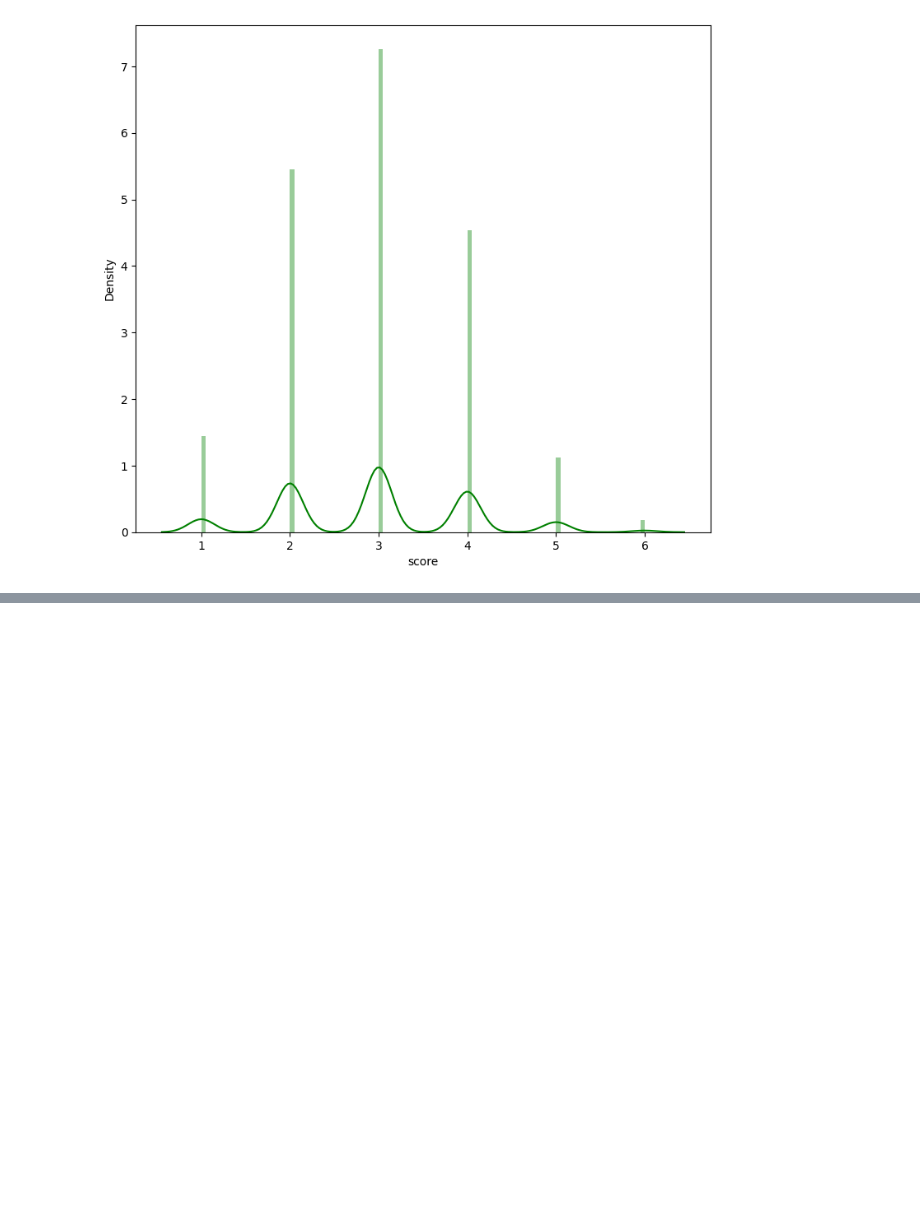
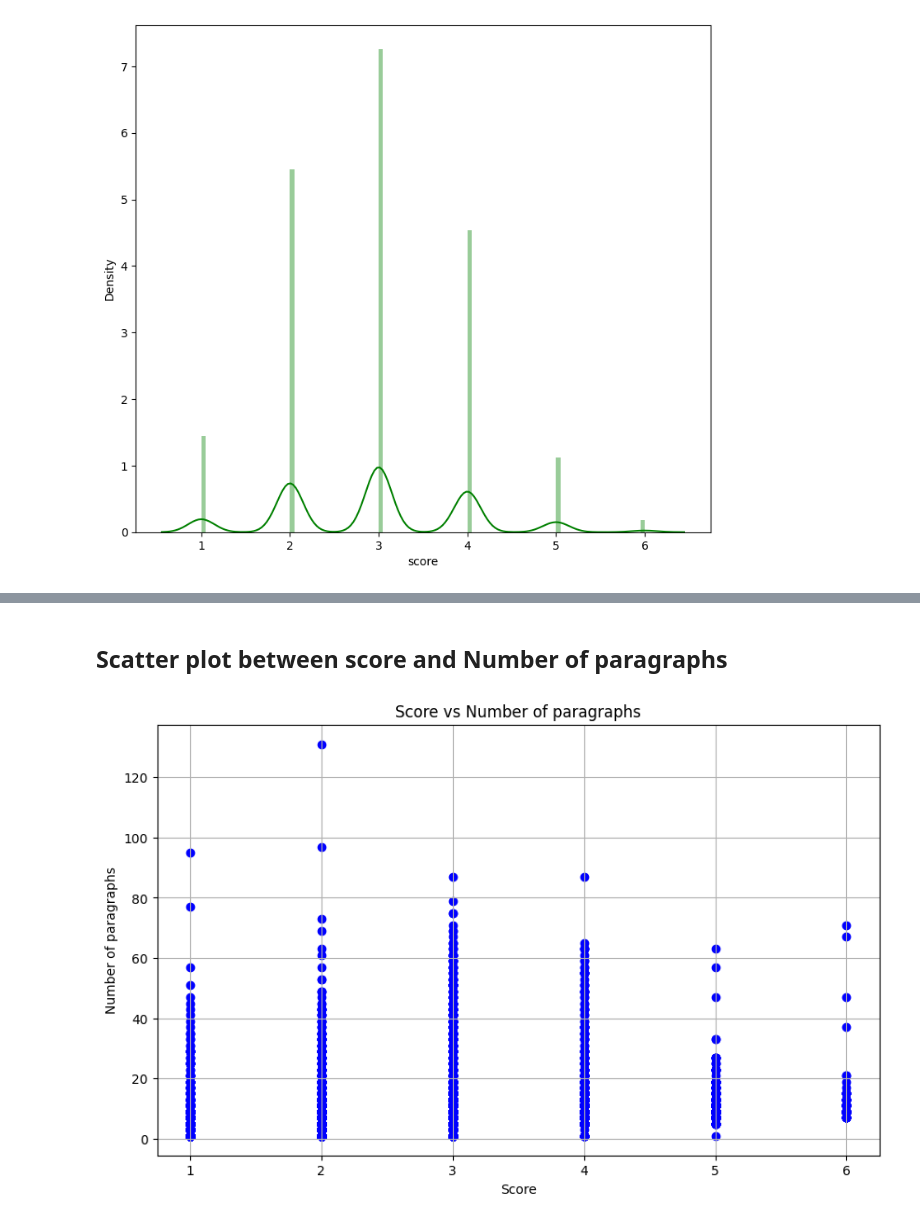
Before and after one commit to Hoangnhan1708/automated-essay-scoring, a Jupyter notebook: notebooks/data-exploration.ipynb, the cells around one changed output, grey strips where cells are left out. Saved outputs shown, nothing was run; the diff lists cells and outputs as text; code cells hidden in the pictures; blank space fills up the shorter version.

```diff
--- a/notebooks/data-exploration.ipynb
+++ b/notebooks/data-exploration.ipynb
@@ -181,0 +246,20 @@ Name: score, dtype: float64
+# %%
+# Tìm các dòng có giá trị LotFrontage lớn hơn 300 và lấy index của chúng
+
+rows_to_drop = df_train.query('sentences_count > 60 | (sentences_count > 50 & score == 1)').index
+
+# Xóa các dòng có index tương ứng
+
+df_train.drop(rows_to_drop, inplace=True)
+# %% [markdown]
+## Scatter plot between score and Number of paragraphs
+# %%
+plt.figure(figsize=(10, 6))
+plt.scatter(df_train['score'], df_train['paragraph_count'], color='blue')
+plt.title('Score vs Number of paragraphs')
+plt.xlabel('Score')
+plt.ylabel('Number of paragraphs')
+plt.grid(True)
+plt.show()
+# %% [output]
+[figure, added]
```
Also changed, not shown: parts of 21 cells of this notebook, 7 other files.
